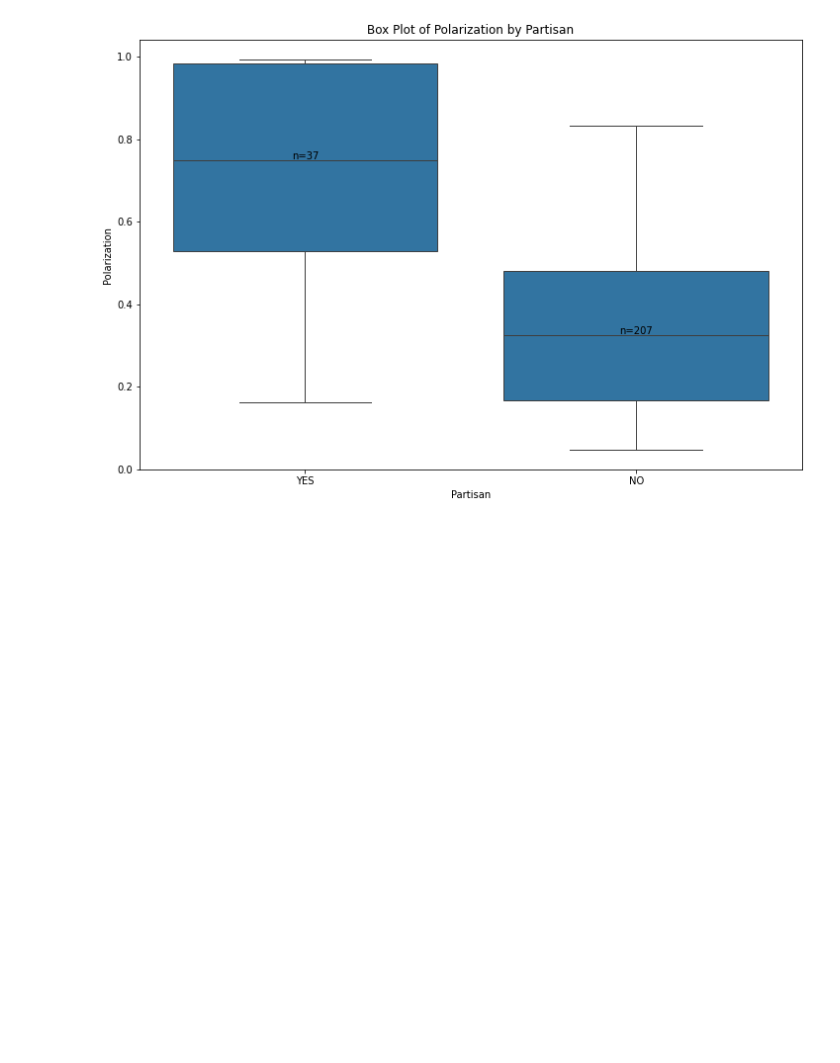
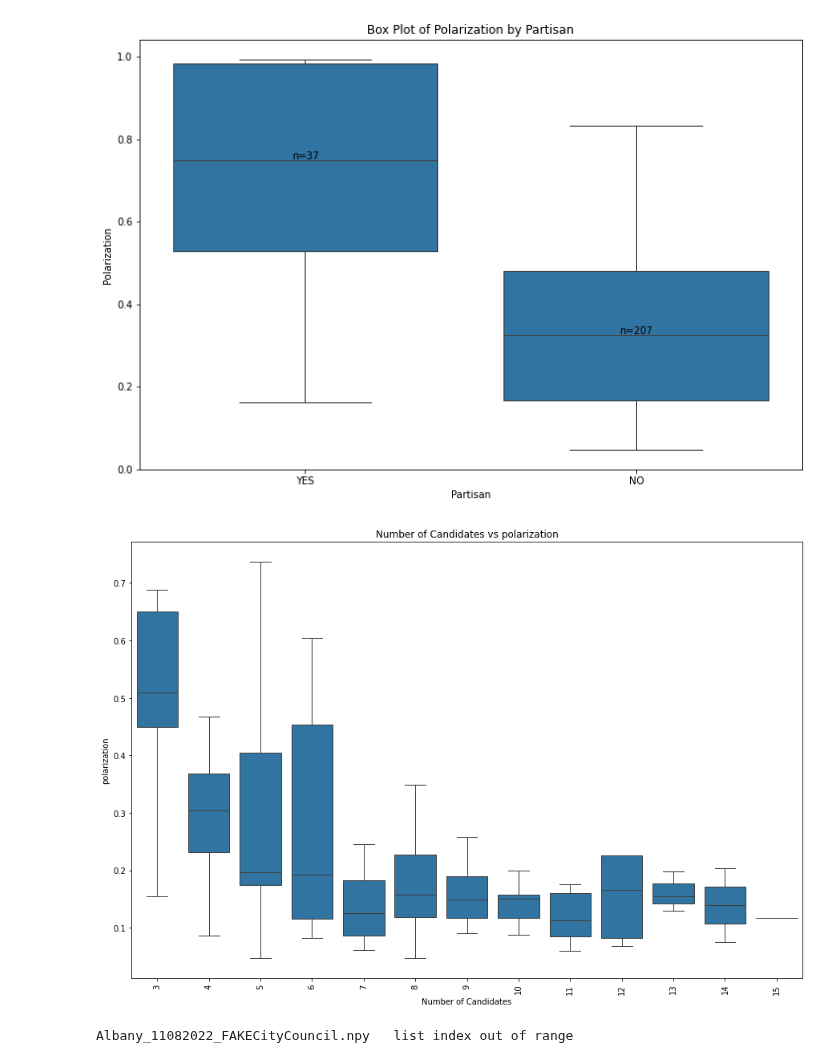
Before and after one commit to ericssimpson/voting-analysis-tools, a Jupyter notebook: cleaned files/bimodality_analysis.ipynb, the cells around one changed output. Drawn from its saved outputs; the diff is of its cells as text; code cells hidden in the pictures; blank space fills up the shorter version.

```diff
--- a/cleaned files/bimodality_analysis.ipynb
+++ b/cleaned files/bimodality_analysis.ipynb
@@ -355,3 +357,62 @@ plt.ylabel('Polarization')
 plt.show()
 # %% [output]
 [figure]
+# %%
+import pandas as pd
+import matplotlib.pyplot as plt
+import seaborn as sns
+
+# Path to the CSV file
+csv_file_path = 'median_voter_analysis.csv'
+
+# Read the CSV file into a DataFrame
+df = pd.read_csv(csv_file_path)
+
+# Drop rows with NaN values in the relevant columns
+df = df.dropna(subset=['#candidates', 'polarization'])
+
+# Filter data for number of candidates > 2 and <= 15
+df_filtered = df[(df['#candidates'] > 2) & (df['#candidates'] <= 15) & (df['gamma'] < 1)]
+
+# Create a box plot
+plt.figure(figsize=(15, 10))
+
+# Plotting with seaborn to control the presence of outliers
+sns.boxplot(x='#candidates', y='polarization', data=df_filtered, showfliers=False)
+
+
+
+# Customize plot
+plt.title('Number of Candidates vs polarization')
+plt.xlabel('Number of Candidates')
+plt.ylabel('polarization')
+plt.xticks(rotation=90)  # Rotate x-axis labels if necessary
+
+# Show plot
+plt.show()
+# %% [output]
+[figure, added]
+# %%
+import warnings
+
+# Suppress all warnings
+warnings.filterwarnings("ignore")
+
+table = pd.read_csv("median_voter_analysis.csv")
+directory = "np_data_new"
+peaks = np.array([])
+
+for filename in os.listdir(directory):
+    try:
+        if (table.loc[table["filename"] == (filename[0:-4] + ".csv"), "gamma"].tolist()[0] < 1):
+            data = np.load("np_data_new/" + filename)
+            result = analyze_kde_peaks_normalized_heights(data)
+            peak1 = result["peak1"]
+            peak2 = result["peak2"]
+            peaks = np.append(peaks, peak1)
+            peaks = np.append(peaks, peak2)
+
+    except Exception as e:
+        print(filename, " ", e)
+# %% [output]
+Albany_11082022_FAKECityCouncil.npy   list index out of range
```
Also changed, not shown: parts of 6 cells of this notebook, 2 other files.
